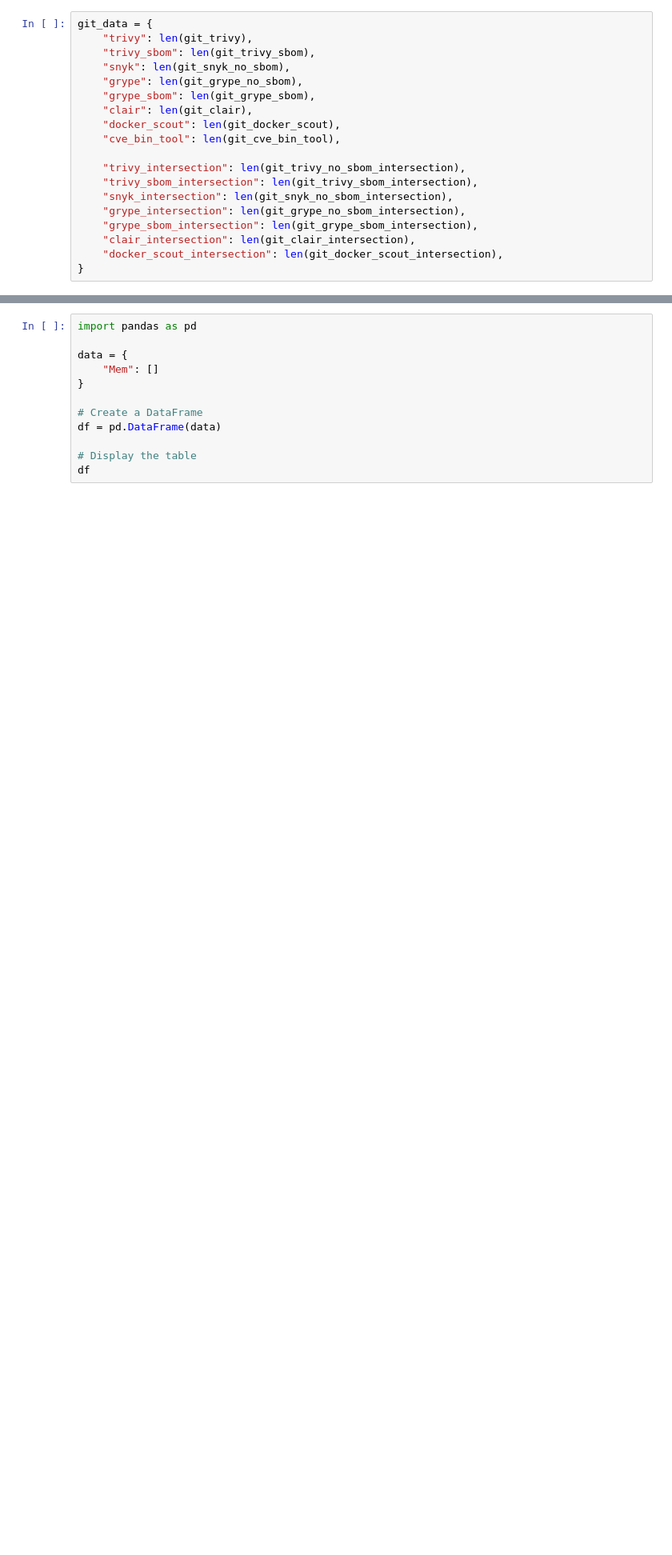
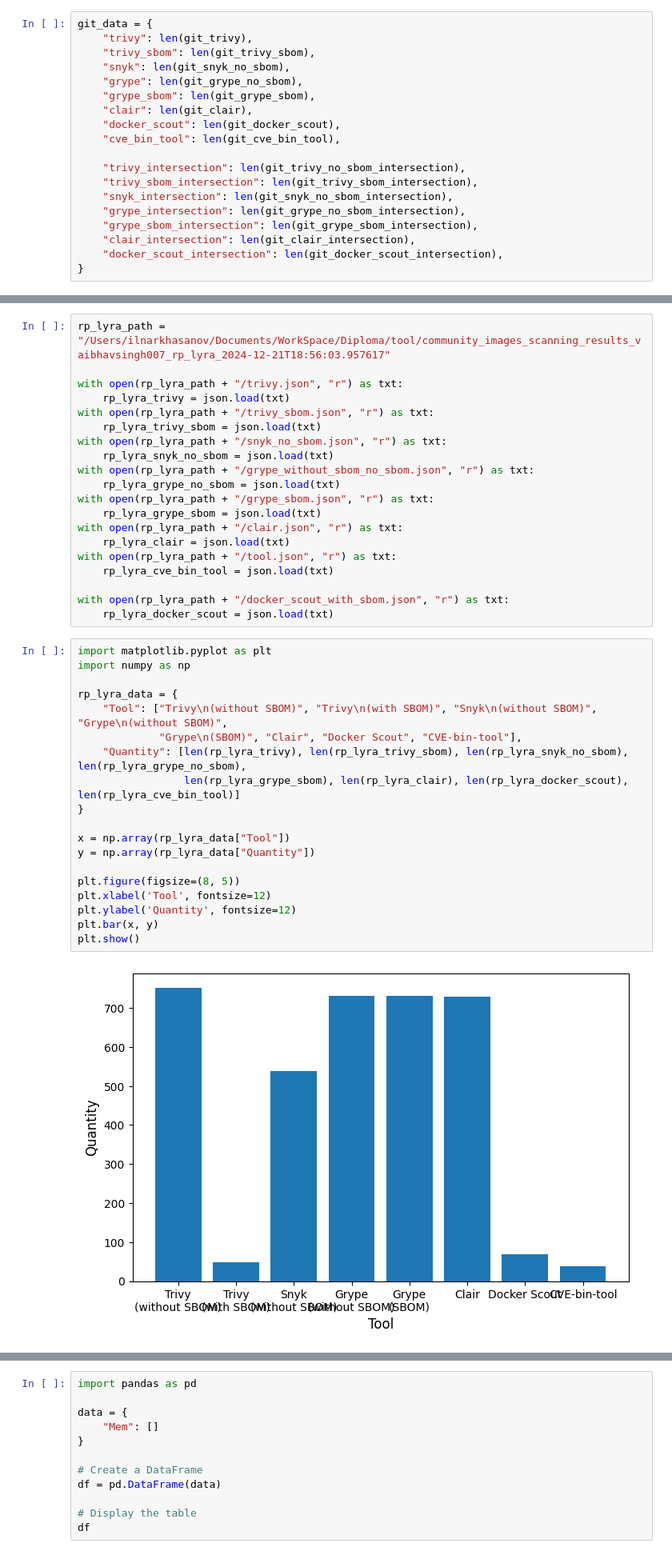
Before and after one commit to ilnarkhasanov/DockerScanner, a Jupyter notebook: statistics.ipynb, the cells around one changed output, grey strips where cells are left out. Shown at 80% size. Cells and saved outputs as stored; diff of their text form; blank space fills up the shorter version.

```diff
--- a/statistics.ipynb
+++ b/statistics.ipynb
@@ -3690,0 +3945,41 @@ git_data = {
+# %%
+rp_lyra_path = "/Users/ilnarkhasanov/Documents/WorkSpace/Diploma/tool/community_images_scanning_results_vaibhavsingh007_rp_lyra_2024-12-21T18:56:03.957617"
+
+with open(rp_lyra_path + "/trivy.json", "r") as txt:
+    rp_lyra_trivy = json.load(txt)
+with open(rp_lyra_path + "/trivy_sbom.json", "r") as txt:
+    rp_lyra_trivy_sbom = json.load(txt)
+with open(rp_lyra_path + "/snyk_no_sbom.json", "r") as txt:
+    rp_lyra_snyk_no_sbom = json.load(txt)
+with open(rp_lyra_path + "/grype_without_sbom_no_sbom.json", "r") as txt:
+    rp_lyra_grype_no_sbom = json.load(txt)
+with open(rp_lyra_path + "/grype_sbom.json", "r") as txt:
+    rp_lyra_grype_sbom = json.load(txt)
+with open(rp_lyra_path + "/clair.json", "r") as txt:
+    rp_lyra_clair = json.load(txt)
+with open(rp_lyra_path + "/tool.json", "r") as txt:
+    rp_lyra_cve_bin_tool = json.load(txt)
+
+with open(rp_lyra_path + "/docker_scout_with_sbom.json", "r") as txt:
+    rp_lyra_docker_scout = json.load(txt)
+# %%
+import matplotlib.pyplot as plt
+import numpy as np
+
+rp_lyra_data = {
+    "Tool": ["Trivy\n(without SBOM)", "Trivy\n(with SBOM)", "Snyk\n(without SBOM)", "Grype\n(without SBOM)",
+             "Grype\n(SBOM)", "Clair", "Docker Scout", "CVE-bin-tool"],
+    "Quantity": [len(rp_lyra_trivy), len(rp_lyra_trivy_sbom), len(rp_lyra_snyk_no_sbom), len(rp_lyra_grype_no_sbom),
+                 len(rp_lyra_grype_sbom), len(rp_lyra_clair), len(rp_lyra_docker_scout), len(rp_lyra_cve_bin_tool)]
+}
+
+x = np.array(rp_lyra_data["Tool"])
+y = np.array(rp_lyra_data["Quantity"])
+
+plt.figure(figsize=(8, 5))
+plt.xlabel('Tool', fontsize=12)
+plt.ylabel('Quantity', fontsize=12)
+plt.bar(x, y)
+plt.show()
+# %% [output]
+[figure, added]
```
Also changed, not shown: parts of 62 cells of this notebook.
